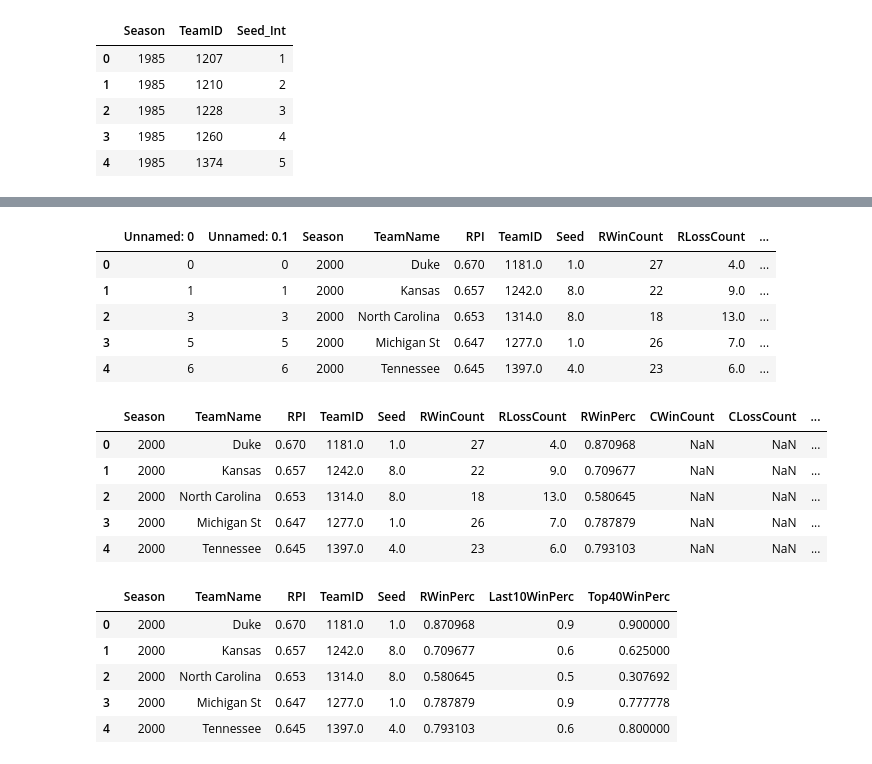
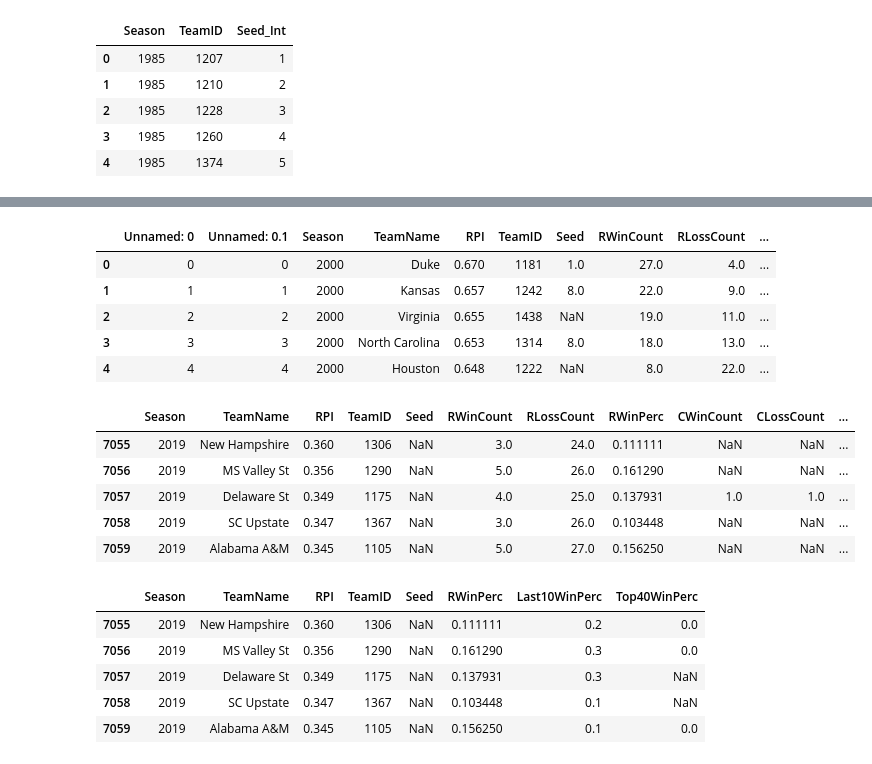
Before and after one commit to kgnadinger/ncaa_tournament_ml_model, a Jupyter notebook: tournament_model.ipynb, the cells around one changed output, grey strips where cells are left out. Saved outputs shown, nothing was run; the diff lists cells and outputs as text; code cells hidden in the pictures.

```diff
--- a/tournament_model.ipynb
+++ b/tournament_model.ipynb
@@ -187,6 +217,6 @@ df_team_master.head()
 # %%
 # drop teams that didn't participate in the tournament
-df_team_master = df_team_master.dropna()
+# df_team_master = df_team_master.dropna()
 # %%
 df_team_master = df_team_master.rename(columns={'Seed_Int': 'Seed'})
 df_team_master.head()
@@ -262,2 +252,15 @@ df_last_ten_games.head()
+# %%
+df_regular_season_wins_again = pd.read_csv(data_dir + 'RegularSeasonCompactResults.csv')
+df_regular_wins_only = df_regular_season_wins_again[['Season', 'WTeamID', 'DayNum']].copy()
+df_regular_wins_only['win'] = 1
+df_regular_wins_only = df_regular_wins_only.rename(columns={'WTeamID': 'TeamID'})
+
+df_regular_losses_only = df_regular_season_wins_again[['Season', 'LTeamID', 'DayNum']].copy()
+df_regular_losses_only['win'] = 0
+df_regular_losses_only = df_regular_losses_only.rename(columns={'LTeamID': 'TeamID'})
+
+games = [df_regular_wins_only, df_regular_losses_only]
+df_last_ten_games = pd.concat(games).sort_values(['Season', 'DayNum']).groupby(['Season', 'TeamID']).tail(10).groupby(['Season', 'TeamID']).mean()[['win']].reset_index()
+df_last_ten_games = df_last_ten_games.rename(columns={'win': 'Last10WinPerc'})
 # %%
 df_team_master = pd.merge(left=df_team_master, right=df_last_ten_games, how="left", on=["Season", "TeamID"])
@@ -282,30 +275,46 @@ df_top_40_games = pd.DataFrame(rows, columns=columns)
+# %%
+top_40_games = top_40['TeamID'].to_list()
+df_top_40_games = df_regular_season_wins_again[['Season', 'WTeamID', 'LTeamID', 'DayNum']].copy()
+df_top_40_games = df_top_40_games.loc[(df_top_40_games['WTeamID'].isin(top_40_games)) | (df_top_40_games['LTeamID'].isin(top_40_games))]
+
+df_top_40_regular_wins_only = df_top_40_games[['Season', 'WTeamID', 'DayNum']].copy()
+df_top_40_regular_wins_only['win'] = 1
+df_top_40_regular_wins_only = df_top_40_regular_wins_only.rename(columns={'WTeamID': 'TeamID'})
+
+df_top_40_regular_losses_only = df_top_40_games[['Season', 'LTeamID', 'DayNum']].copy()
+df_top_40_regular_losses_only['win'] = 0
+df_top_40_regular_losses_only = df_top_40_regular_losses_only.rename(columns={'LTeamID': 'TeamID'})
+
+games_40 = [df_top_40_regular_wins_only, df_top_40_regular_losses_only]
+df_top_40_games = pd.concat(games_40).sort_values(['Season', 'DayNum']).groupby(['Season', 'TeamID']).tail(10).groupby(['Season', 'TeamID']).mean()[['win']].reset_index()
+df_top_40_games = df_top_40_games.rename(columns={'win': 'Top40WinPerc'})
 # %%
 df_team_master = pd.merge(left=df_team_master, right=df_top_40_games, how='left', on=['Season', 'TeamID'])
 df_team_master.head()
 # %% [output]
 |  | Unnamed: 0 | Unnamed: 0.1 | Season | TeamName | RPI | TeamID | Seed | RWinCount | RLossCount | ... |
-| 0 | 0 | 0 | 2000 | Duke | 0.670 | 1181.0 | 1.0 | 27 | 4.0 | ... |
-| 1 | 1 | 1 | 2000 | Kansas | 0.657 | 1242.0 | 8.0 | 22 | 9.0 | ... |
-| 2 | 3 | 3 | 2000 | North Carolina | 0.653 | 1314.0 | 8.0 | 18 | 13.0 | ... |
-| 3 | 5 | 5 | 2000 | Michigan St | 0.647 | 1277.0 | 1.0 | 26 | 7.0 | ... |
-| 4 | 6 | 6 | 2000 | Tennessee | 0.645 | 1397.0 | 4.0 | 23 | 6.0 | ... |
+| 0 | 0 | 0 | 2000 | Duke | 0.670 | 1181 | 1.0 | 27.0 | 4.0 | ... |
+| 1 | 1 | 1 | 2000 | Kansas | 0.657 | 1242 | 8.0 | 22.0 | 9.0 | ... |
+| 2 | 2 | 2 | 2000 | Virginia | 0.655 | 1438 | NaN | 19.0 | 11.0 | ... |
+| 3 | 3 | 3 | 2000 | North Carolina | 0.653 | 1314 | 8.0 | 18.0 | 13.0 | ... |
+| 4 | 4 | 4 | 2000 | Houston | 0.648 | 1222 | NaN | 8.0 | 22.0 | ... |
 # %%
 df_team_master.drop(labels=['Unnamed: 0', 'Unnamed: 0.1'], inplace=True, axis=1)
-df_team_master.head()
+df_team_master.tail()
 # %% [output]
 |  | Season | TeamName | RPI | TeamID | Seed | RWinCount | RLossCount | RWinPerc | CWinCount | CLossCount | ... |
-| 0 | 2000 | Duke | 0.670 | 1181.0 | 1.0 | 27 | 4.0 | 0.870968 | NaN | NaN | ... |
-| 1 | 2000 | Kansas | 0.657 | 1242.0 | 8.0 | 22 | 9.0 | 0.709677 | NaN | NaN | ... |
-| 2 | 2000 | North Carolina | 0.653 | 1314.0 | 8.0 | 18 | 13.0 | 0.580645 | NaN | NaN | ... |
-| 3 | 2000 | Michigan St | 0.647 | 1277.0 | 1.0 | 26 | 7.0 | 0.787879 | NaN | NaN | ... |
-| 4 | 2000 | Tennessee | 0.645 | 1397.0 | 4.0 | 23 | 6.0 | 0.793103 | NaN | NaN | ... |
+| 7055 | 2019 | New Hampshire | 0.360 | 1306 | NaN | 3.0 | 24.0 | 0.111111 | NaN | NaN | ... |
+| 7056 | 2019 | MS Valley St | 0.356 | 1290 | NaN | 5.0 | 26.0 | 0.161290 | NaN | NaN | ... |
+| 7057 | 2019 | Delaware St | 0.349 | 1175 | NaN | 4.0 | 25.0 | 0.137931 | 1.0 | 1.0 | ... |
+| 7058 | 2019 | SC Upstate | 0.347 | 1367 | NaN | 3.0 | 26.0 | 0.103448 | NaN | NaN | ... |
+| 7059 | 2019 | Alabama A&M | 0.345 | 1105 | NaN | 5.0 | 27.0 | 0.156250 | NaN | NaN | ... |
 # %%
-df_cleansed_master = df_team_master.drop(labels=["RWinCount", "RLossCount", "CWinCount", "CLossCount", "CWinPerc", "Last10WinCount", "Last10LossCount", "Top40Wins", "Top40LOsses" ], inplace=False, axis=1)
-df_cleansed_master.head()
+df_cleansed_master = df_team_master.drop(labels=["RWinCount", "RLossCount", "CWinCount", "CLossCount", "CWinPerc"], inplace=False, axis=1)
+df_cleansed_master.tail()
 # %% [output]
 |  | Season | TeamName | RPI | TeamID | Seed | RWinPerc | Last10WinPerc | Top40WinPerc |
-| 0 | 2000 | Duke | 0.670 | 1181.0 | 1.0 | 0.870968 | 0.9 | 0.900000 |
-| 1 | 2000 | Kansas | 0.657 | 1242.0 | 8.0 | 0.709677 | 0.6 | 0.625000 |
-| 2 | 2000 | North Carolina | 0.653 | 1314.0 | 8.0 | 0.580645 | 0.5 | 0.307692 |
-| 3 | 2000 | Michigan St | 0.647 | 1277.0 | 1.0 | 0.787879 | 0.9 | 0.777778 |
-| 4 | 2000 | Tennessee | 0.645 | 1397.0 | 4.0 | 0.793103 | 0.6 | 0.800000 |
+| 7055 | 2019 | New Hampshire | 0.360 | 1306 | NaN | 0.111111 | 0.2 | 0.0 |
+| 7056 | 2019 | MS Valley St | 0.356 | 1290 | NaN | 0.161290 | 0.3 | 0.0 |
+| 7057 | 2019 | Delaware St | 0.349 | 1175 | NaN | 0.137931 | 0.3 | NaN |
+| 7058 | 2019 | SC Upstate | 0.347 | 1367 | NaN | 0.103448 | 0.1 | NaN |
+| 7059 | 2019 | Alabama A&M | 0.345 | 1105 | NaN | 0.156250 | 0.1 | 0.0 |
```
Also changed, not shown: parts of 50 cells of this notebook, 3 other files.
